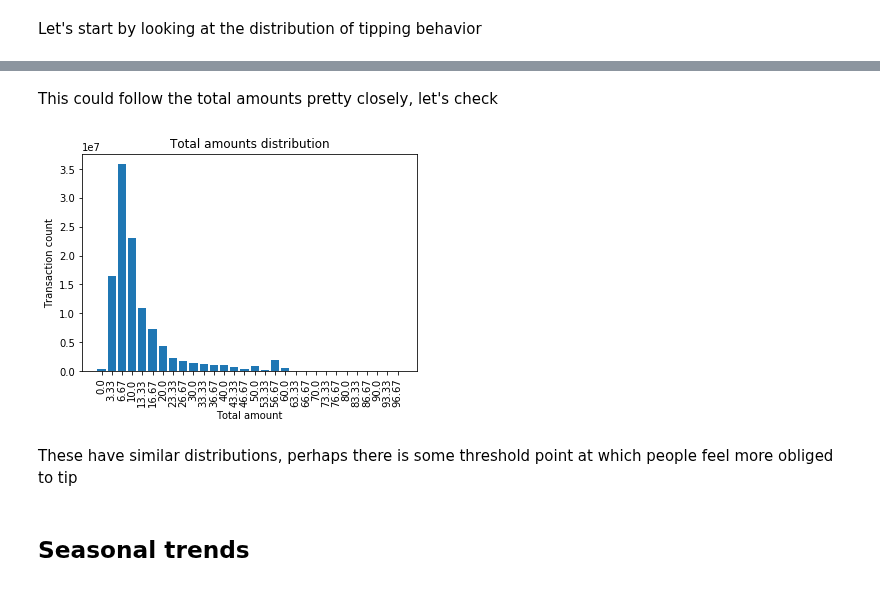
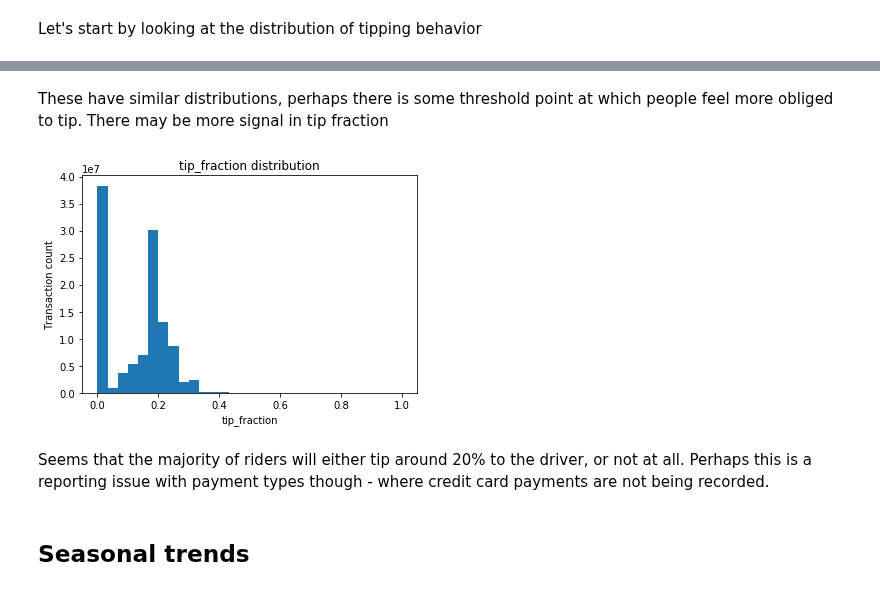
Before and after one commit to justinwhatley/interpretability_experiment, a Jupyter notebook: 1_data_exploration.ipynb, the cells around one changed output, grey strips where cells are left out. Drawn from its saved outputs; the diff is of its cells as text; code cells hidden in the pictures.

```diff
--- a/1_data_exploration.ipynb
+++ b/1_data_exploration.ipynb
@@ -195,17 +229,0 @@ import numpy as np
-# %%
-target = 'tip_fraction'
-
-def get_hist_bins(target, bins, range_lst):
-    h, bins = da.histogram(ddf[target], bins=bins, range=range_lst)
-    hist_values = h.compute()
-    return bins, hist_values
-
-bins, hist = get_hist_bins(target, bins=30, range_lst=[0,1])
-
-x = 0.5 * (bins[1:] + bins[:-1])
-width = np.diff(bins)
-plt.ylabel('Transaction count')
-plt.xlabel(target)
-plt.title(target + ' distribution')
-
-plt.bar(x, hist, width);
@@ -218,2 +229,0 @@ plt.bar(x, hist, width);
-# %% [markdown]
-This could follow the total amounts pretty closely, let's check
@@ -224,15 +230,14 @@ hist_values = h.compute()
-# %%
-bins = [round(x, 2) for x in bins]
-plt.bar(range(0,30), hist_values)
-plt.xticks(range(0,30), bins, rotation='vertical')
-plt.ylabel('Transaction count')
-plt.xlabel('Total amount')
-plt.title('Total amounts distribution')
-plt.show()
-# %% [output]
-[figure, removed]
 # %% [markdown]
-These have similar distributions, perhaps there is some threshold point at which people feel more obliged to tip
+These have similar distributions, perhaps there is some threshold point at which people feel more obliged to tip. There may be more signal in tip fraction
+# %%
+target = 'tip_fraction'
+writing_path = Path(figures_dir, 'tip_fraction_density_bar')
+bins, hist = get_hist_bins(ddf, target, bin_count=30, range_lst=[0,1])
+write_figure(target, bins, hist, writing_path)
+# %% [output]
+[figure, added]
+# %% [markdown]
+Seems that the majority of riders will either tip around 20% to the driver, or not at all. Perhaps this is a reporting issue with payment types though - where credit card payments are not being recorded.
 # %% [markdown]
 ## Seasonal trends
 # %% [markdown]
```
Also changed, not shown: parts of 40 cells of this notebook, 1 other file.
